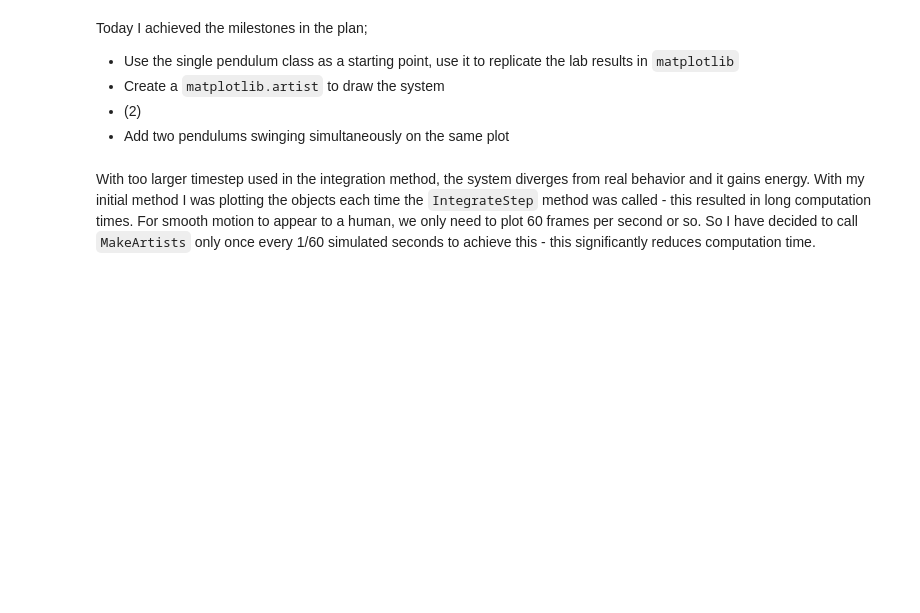
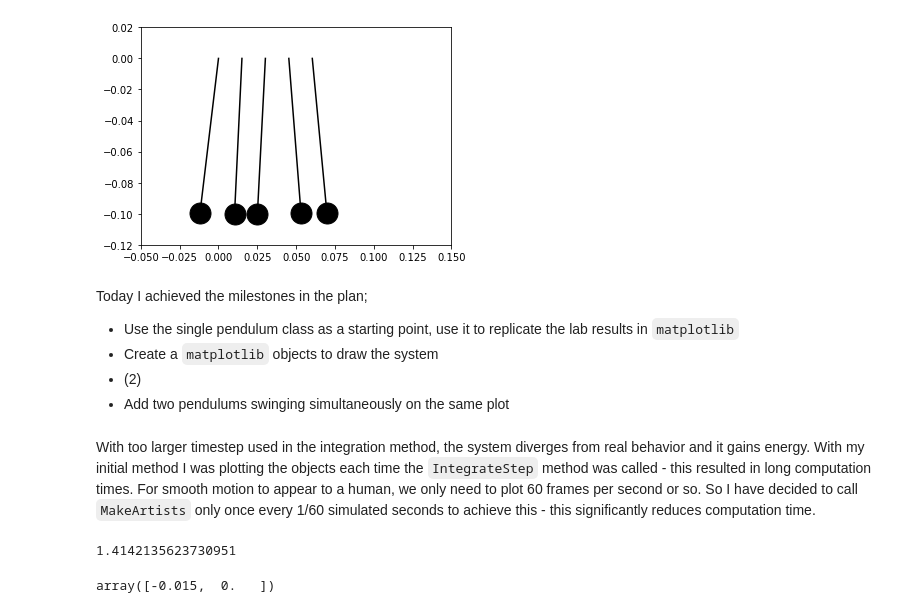
Before and after one commit to lachstr/cradle, a Jupyter notebook: Notebook.ipynb, the cells around one changed output. Saved outputs shown, nothing was run; the diff lists cells and outputs as text; code cells hidden in the pictures; blank space fills up the shorter version.

````diff
--- a/Notebook.ipynb
+++ b/Notebook.ipynb
@@ -117,0 +156,9 @@ plot_physics(5)
+# %%
+pendParams = [(0, 0, 0),
+              (0.0151, 0, 0),
+              (0.0302, 0.5, 0),
+              (0.0453, 0.5, 0),
+              (0.0604, 0.5, 0)]
+
+plot_physics(5, pendParams)
+# %% [output]
@@ -118,9 +166,14 @@ plot_physics(5)
+[figure, added]
 # %% [markdown]
 Today I achieved the milestones in the plan;
 
  - Use the single pendulum class as a starting point, use it to replicate the lab results in ```matplotlib```
- - Create a ``matplotlib.artist`` to draw the system
+ - Create a ``matplotlib`` objects to draw the system
  - (2)
  - Add two pendulums swinging simultaneously on the same plot
 # %% [markdown]
 With too larger timestep used in the integration method, the system diverges from real behavior and it gains energy. With my initial method I was plotting the objects each time the ```IntegrateStep``` method was called - this resulted in long computation times. For smooth motion to appear to a human, we only need to plot 60 frames per second or so. So I have decided to call ```MakeArtists``` only once every 1/60 simulated seconds to achieve this - this significantly reduces computation time.
+# %%
+linalg.norm((1,1))
+# %% [output]
+1.4142135623730951
@@ -126,0 +182,4 @@ With too larger timestep used in the integration method, the system diverges fro
+# %%
+array((-0.01993987, -0.09799185)) - array((-0.00493987, -0.09799185))
+# %% [output]
+array([-0.015,  0.   ])
````
Also changed, not shown: parts of 9 cells of this notebook, 1 other file.
